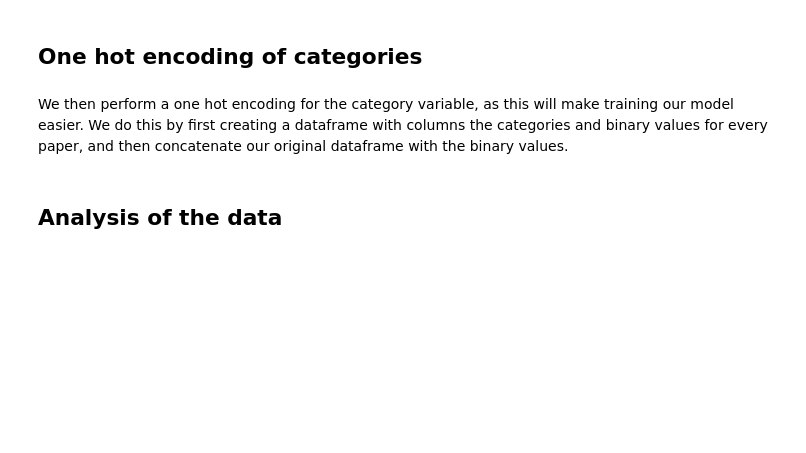
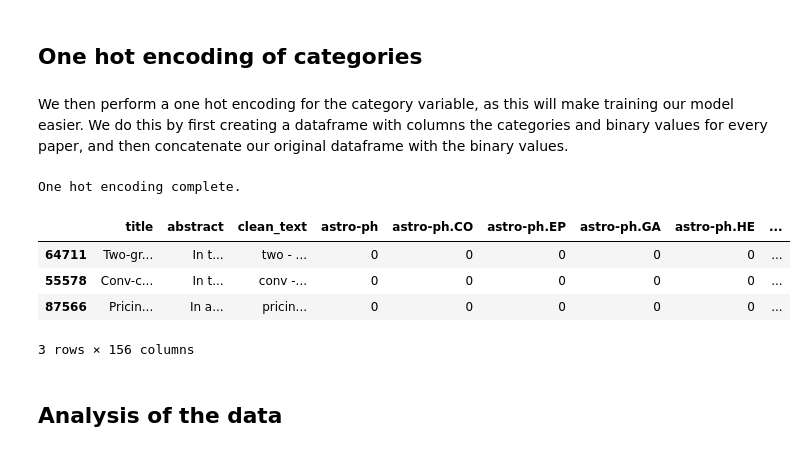
Before and after one commit to saattrupdan/scholarly, a Jupyter notebook: ArXiv analysis.ipynb, the cells around one changed output. Cells and saved outputs as stored; diff of their text form; code cells hidden in the pictures; blank space fills up the shorter version.

```diff
--- a/ArXiv analysis.ipynb
+++ b/ArXiv analysis.ipynb
@@ -136,6 +136,10 @@ def lemmatization(texts):
 
     return output
 
+# load dataframe
+with open(f"{file_name}_clean_text.pickle", "rb") as pickle_in:
+    df = pickle.load(pickle_in)
+
 # lemmatise text
 df['clean_text'] = lemmatization(df['clean_text'])
 
@@ -154,28 +164,35 @@ We then perform a one hot encoding for the category variable, as this will make
 # %%
 def cat_to_binary(x):
     cat_index = np.nonzero(cats == x)[0][0]
     return [0] * cat_index + [1] + [0] * (len(cats) - cat_index - 1)
 
 def cats_to_binary(x):
     binary_cat = np.sum([cat_to_binary(y) for y in x], 0, dtype=np.int32)
     return binary_cat.tolist()
 
 # populate cats_df with the information from df
 bincat_list = np.array([cats_to_binary(x) for x in df['category']]).transpose().tolist()
-bincat_dict = {key:value for (key,value) in list(zip(cats, cat_list))}
-bincat_df = pd.DataFrame.from_dict(cat_dict)
+bincat_dict = {key:value for (key,value) in list(zip(cats, bincat_list))}
+bincat_df = pd.DataFrame.from_dict(bincat_dict)
 
 # concatenate df with the columns in cats_df
 df = pd.concat([df, bincat_df], axis=1, sort=False)
 
 # drop the category column
 df.drop(['category'], axis=1, inplace=True)
 
 print("One hot encoding complete.")
 
 # show the new columns of the data frame
 pd.set_option('display.max_colwidth', 10)
 df.sample(3)
+# %% [output]
+One hot encoding complete.
+|  | title | abstract | clean_text | astro-ph | astro-ph.CO | astro-ph.EP | astro-ph.GA | astro-ph.HE | ... |
+| 64711 | Two-gr... | In t... | two - ... | 0 | 0 | 0 | 0 | 0 | ... |
+| 55578 | Conv-c... | In t... | conv -... | 0 | 0 | 0 | 0 | 0 | ... |
+| 87566 | Pricin... | In a... | pricin... | 0 | 0 | 0 | 0 | 0 | ... |
+3 rows × 156 columns
 # %% [markdown]
 <h2> Analysis of the data </h2>
 # %% [markdown]
```
Also changed, not shown: parts of 15 cells of this notebook, 4 other files.
